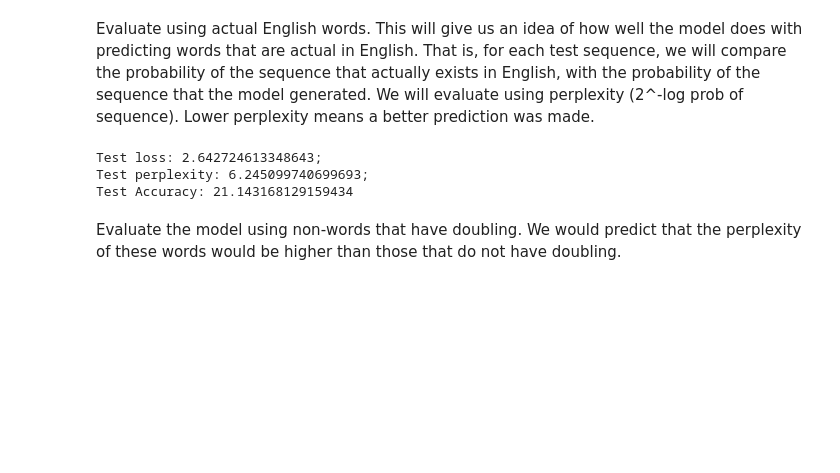
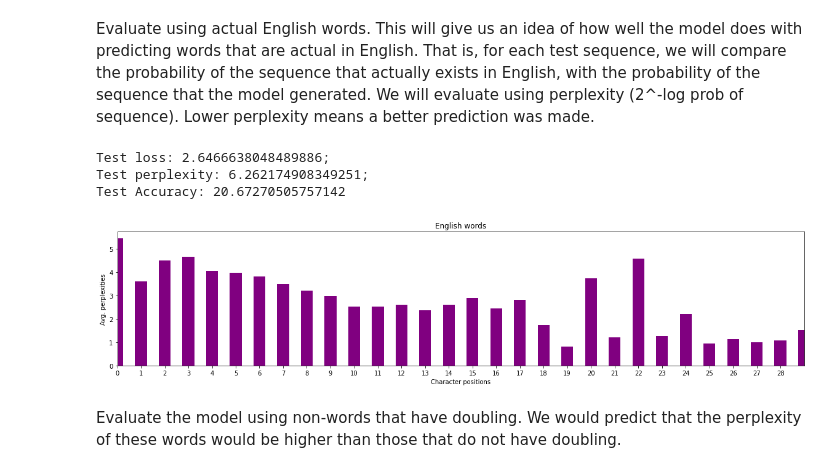
Before and after one commit to mplatt27/Language-Model-Linguistic-Doubling-Task, a Jupyter notebook: LanguageModel.ipynb, the cells around one changed output. Saved outputs shown, nothing was run; the diff lists cells and outputs as text; code cells hidden in the pictures; blank space fills up the shorter version.

Commit message:
Added plots by character position

```diff
--- a/LanguageModel.ipynb
+++ b/LanguageModel.ipynb
@@ -857,6 +858,8 @@ test sequence, we will compare the probability of the sequence that actually exi
 Compute the loss & accuracy on the English test set using the best available model.
 That is, here we are comparing the probability distribution of possible characters that could occur
 at each position, with what actually occured.
+
+y_pred: 128 words in batch, 34 character positions in each word, 30 characters in the distribution
 """
 
 model.load_state_dict(torch.load(train_state['model_filename']))
@@ -871,6 +874,7 @@ running_acc = 0.
 model.eval()
 
 word_perplexities = {} # maps words --> perplexity values
+position_perplexities = {} # maps char positions --> perplexity values
 
 for batch_index, batch_dict in enumerate(batch_generator):
 
@@ -879,6 +883,7 @@ for batch_index, batch_dict in enumerate(batch_generator):
 
     # initialize dictionary
     word_perplexities[batch_index] = {}
+    position_perplexities[batch_index] = {}
 
     # iterate over each word in the batch, and calculate the loss for that word
     # save perplexity to dict
@@ -889,11 +894,20 @@ for batch_index, batch_dict in enumerate(batch_generator):
 
         # reconstruct the word
         word = ""
+        start_pos = 0
+        end_pos = 1
         for j in range(34):
             curr_char_index = batch_dict['y_target'][i][j].item()
             if curr_char_index >= 4:
                 curr_char = vectorizer.char_vocab._idx_to_token[curr_char_index]
                 word += curr_char
+
+            position_loss = sequence_loss(y_pred[:, start_pos:end_pos],batch_dict['y_target'][:, start_pos:end_pos], mask_index)
+            position_pp = math.pow(2,position_loss)
+            position_perplexities[batch_index][j] = position_pp
+            start_pos += 1
+            end_pos += 1
+
         pp = math.pow(2,word_loss)
         word_perplexities[batch_index][word] = pp
 
@@ -917,9 +931,9 @@ print("Test loss: {};".format(train_state['test_loss']))
 print("Test perplexity: {};".format(math.pow(2,train_state['test_loss'])))
 print("Test Accuracy: {}".format(train_state['test_acc']))
 # %% [output]
-Test loss: 2.642724613348643;
-Test perplexity: 6.245099740699693;
-Test Accuracy: 21.143168129159434
+Test loss: 2.6466638048489886;
+Test perplexity: 6.262174908349251;
+Test Accuracy: 20.67270505757142
 # %%
 # print the perplexity values for each word in the first batch (128 words)
 # low perplexity values are good
@@ -931,6 +945,47 @@ for b, w_dict in word_perplexities.items():
     for w, p in w_dict.items():
         print("word: ", w, " perplexity: ", round(p,2))
     flag += 1
+# %%
+# get the perpelxity at each character position (averaged over each doubling word)
+avgs = {}
+for batch, char_dict in position_perplexities.items():
+    for ch, p in char_dict.items():
+        if avgs.get(ch):
+            avgs[ch] += p
+        else:
+            avgs[ch] = p
+avgs = {k: v / 19 for k, v in avgs.items()}
+
+# plot
+df = pd.DataFrame(list(avgs.items()), columns=['Character Positions', 'English'])
+plt.bar(df['Character Positions'], df['English'], color='purple', width=0.5)
+plt.title('English words')
+plt.xlabel('Character positions')
+plt.ylabel('Avg. perplexities')
+plt.xlim(0,29)
+plt.xticks(np.arange(0, 29, 1))
+plt.rcParams["figure.figsize"] = (20, 4)
+plt.show()
+print('\n')
+
+# note that many of the character positions at the end are not real. Since
+# the model needs each word to be the same length, a "mask" character is created
+# for shorter words, and that probability is not counted overal when looking
+# at the probabilty of that word. So the end of the graph doesn't tell us a ton.
+
+# Each word should have high perplexity in the beginning, because the more
+# observations that a model sees, the less "perlexed" it will be, and it has
+# observed little in the beginning of the word. As we get farther into the word
+# perplexity should decrease. This isn't happening right now, but a lot of
+# the words aren't very representative of English.
+
+# However, I would guess that for doubling words, the model would get more
+# perplexed towards the end of the word as well, when the doubling occurs,
+# as doubling is not expected. I'm not sure how the non-words without doubling
+# will perform. They may have higher perpelxity than the actual English words,
+# but lower than the non-words with doubling.
+# %% [output]
+[figure, added]
 # %% [markdown]
 Evaluate the model using non-words that have doubling. We would predict that the perplexity of these words would be higher than those that do not have doubling.
 # %%
```
Also changed, not shown: parts of 11 cells of this notebook.
